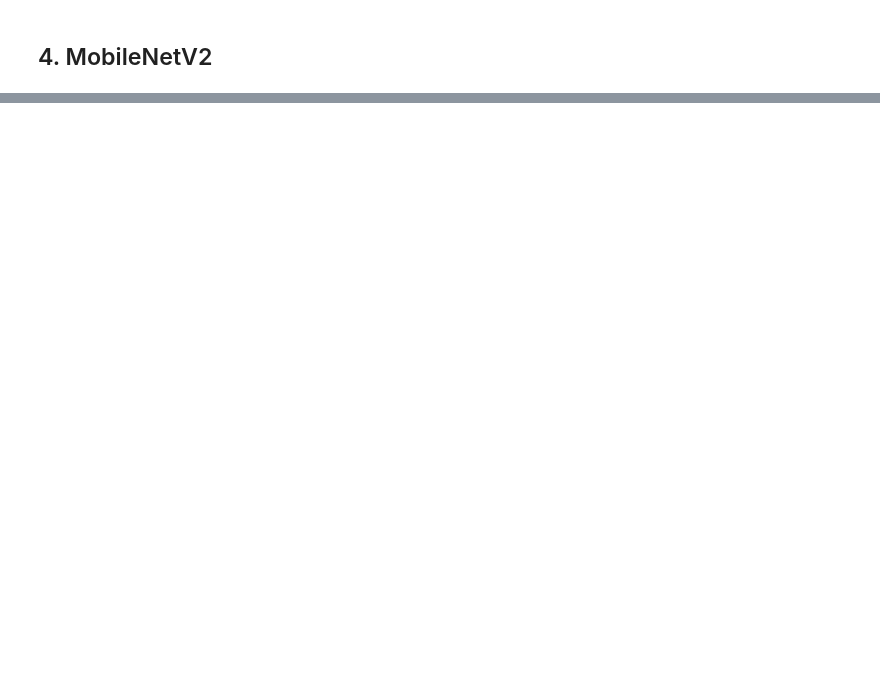
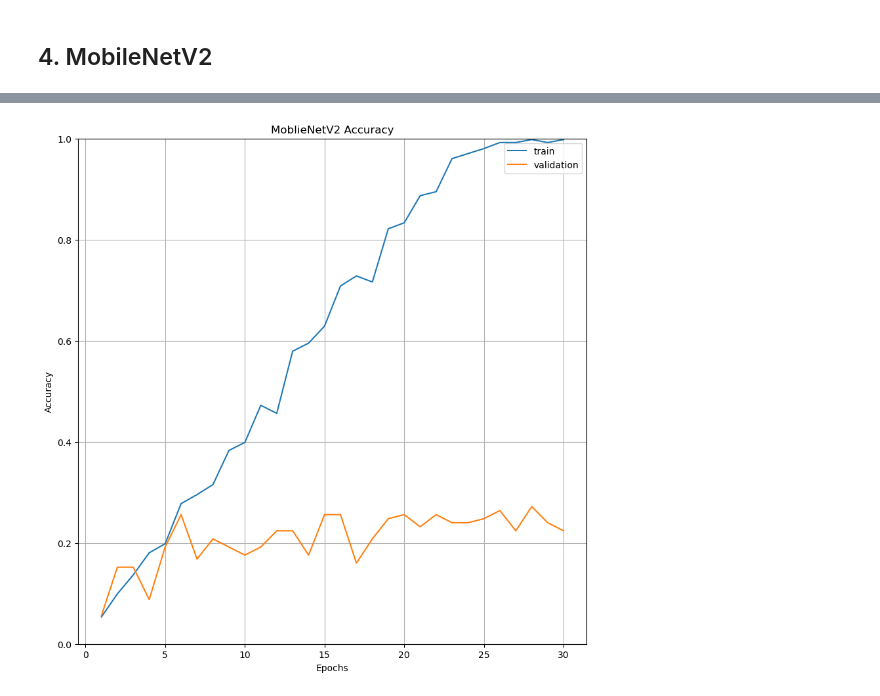
Before and after one commit to alecfei/bumblebee-classification, a Jupyter notebook: testing2.ipynb, the cells around one changed output, grey strips where cells are left out. Drawn from its saved outputs; the diff is of its cells as text; code cells hidden in the pictures; blank space fills up the shorter version.

```diff
--- a/testing2.ipynb
+++ b/testing2.ipynb
@@ -262,2 +415,11 @@ for layer in vgg19.layers:
 # %% [markdown]
 ## 4. MobileNetV2
+# %%
+mobilenetv2 = tf.keras.applications.MobileNetV2(
+    include_top=False,
+    input_shape=(224, 224, 3),
+    pooling='avg',classes=21,
+    weights='imagenet')
+
+for layer in mobilenetv2.layers:
+        layer.trainable=False
@@ -263,0 +446,11 @@ for layer in vgg19.layers:
+# %%
+model_mobilenetv2 = Sequential()
+
+model_mobilenetv2.add(mobilenetv2)
+model_mobilenetv2.add(Flatten())
+model_mobilenetv2.add(Dense(512, activation='relu'))
+model_mobilenetv2.add(Dense(256, activation='relu'))
+model_mobilenetv2.add(Dense(128, activation='relu'))
+#model_mobilenetv2.add(Dense(64, activation='relu'))
+#model_mobilenetv2.add(Dense(32, activation='relu'))
+model_mobilenetv2.add(Dense(21, activation='softmax'))
@@ -263,0 +477,11 @@ for layer in vgg19.layers:
+# %%
+model_mobilenetv2.compile(optimizer=Adam(learning_rate=0.001),
+                          loss='categorical_crossentropy',
+                          metrics=['accuracy'])
+# %%
+epoch_mobilenetv2 = 30
+
+result_mobilenetv2 = model_mobilenetv2.fit(train_batches,
+                                           validation_data=validate_batches,
+                                           epochs=epoch_mobilenetv2,
+                                           verbose=2)
@@ -263,0 +506,14 @@ for layer in vgg19.layers:
+# %%
+plt.figure(figsize=(10, 10))
+epochs_range = range(1, epoch_mobilenetv2 + 1)
+plt.plot(epochs_range, result_mobilenetv2.history['accuracy'], label="Training Accuracy")
+plt.plot(epochs_range, result_mobilenetv2.history['val_accuracy'], label="Validation Accuracy")
+plt.axis(ymin=0,ymax=1)
+plt.grid()
+plt.title('MoblieNetV2 Accuracy')
+plt.ylabel('Accuracy')
+plt.xlabel('Epochs')
+plt.legend(['train', 'validation'])
+plt.show()
+# %% [output]
+[figure, added]
```
Also changed, not shown: parts of 20 cells of this notebook.
